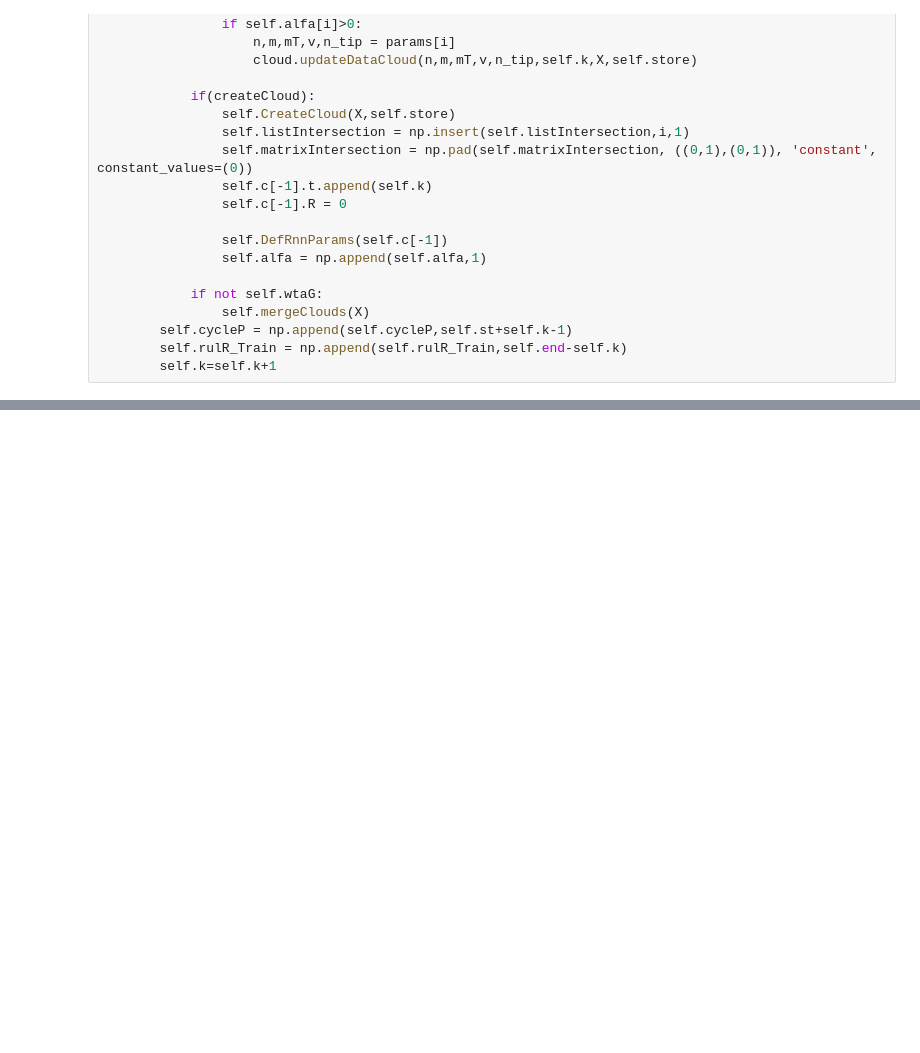
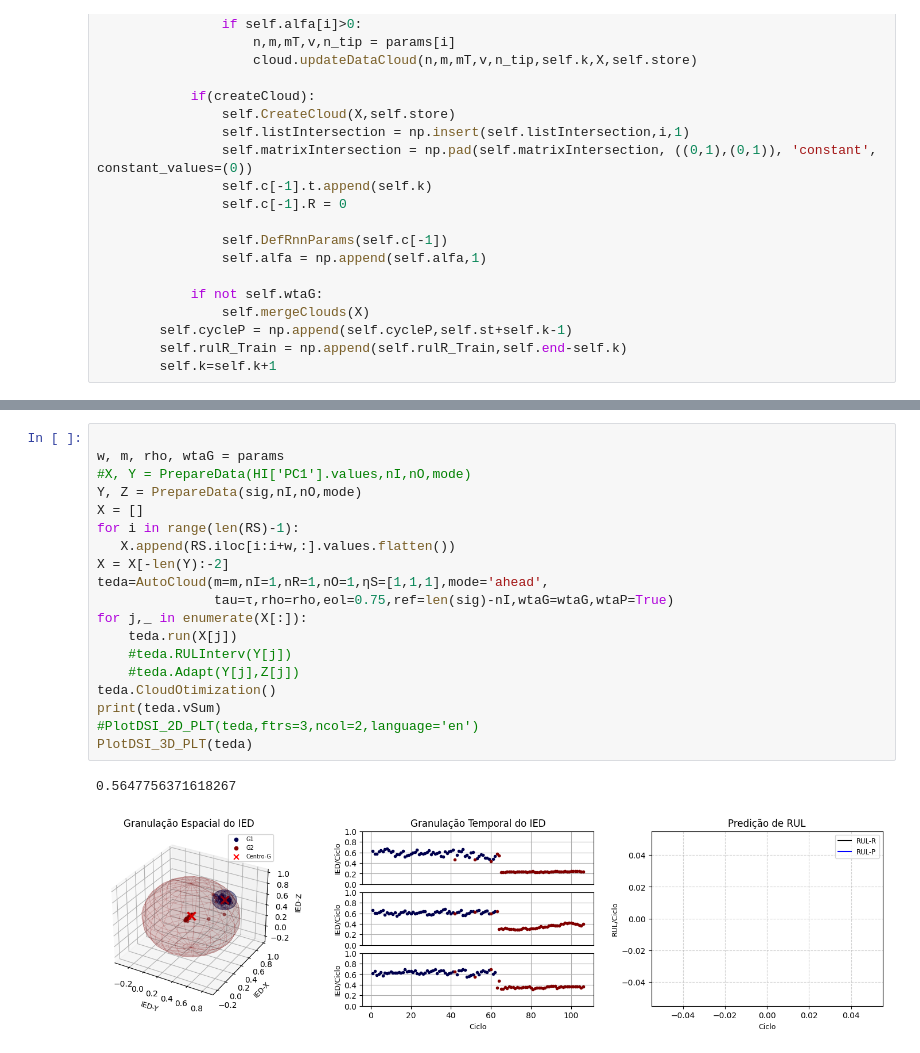
Before and after one commit to cduartes0203/Batteries_Prognostics, a Jupyter notebook: test_AutoCloudPred_R01.ipynb, the cells around one changed output, grey strips where cells are left out. Saved outputs shown, nothing was run; the diff lists cells and outputs as text; blank space fills up the shorter version.

```diff
--- a/test_AutoCloudPred_R01.ipynb
+++ b/test_AutoCloudPred_R01.ipynb
@@ -560,0 +560,22 @@ Erro: 0.5647510191953911 parameters:  [1, 2.2, 0.006500000000000001, 'ahead', 'F
+# %%
+
+w, m, rho, wtaG = params
+#X, Y = PrepareData(HI['PC1'].values,nI,nO,mode)
+Y, Z = PrepareData(sig,nI,nO,mode)
+X = []
+for i in range(len(RS)-1):
+   X.append(RS.iloc[i:i+w,:].values.flatten())
+X = X[-len(Y):-2]
+teda=AutoCloud(m=m,nI=1,nR=1,nO=1,ηS=[1,1,1],mode='ahead',
+               tau=τ,rho=rho,eol=0.75,ref=len(sig)-nI,wtaG=wtaG,wtaP=True)
+for j,_ in enumerate(X[:]):
+    teda.run(X[j])
+    #teda.RULInterv(Y[j])
+    #teda.Adapt(Y[j],Z[j])
+teda.CloudOtimization()
+print(teda.vSum)
+#PlotDSI_2D_PLT(teda,ftrs=3,ncol=2,language='en')
+PlotDSI_3D_PLT(teda)
+# %% [output]
+0.5647756371618267
+[figure, added]
```
Also changed, not shown: parts of 2 cells of this notebook, 2 other files.
